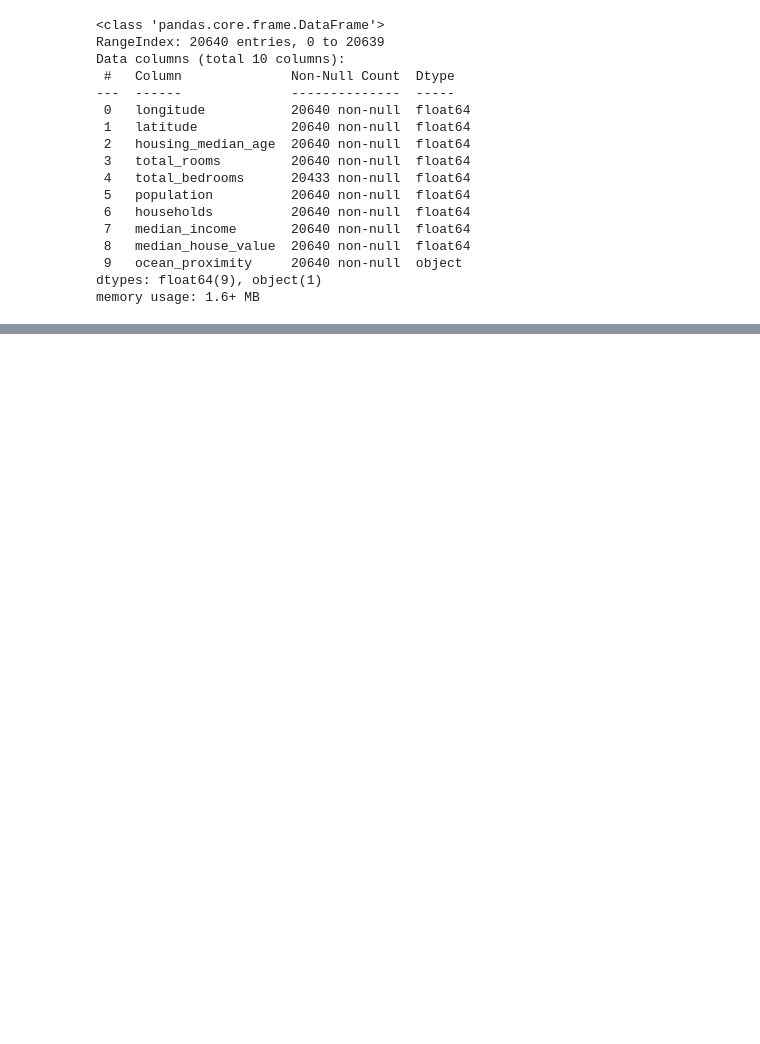
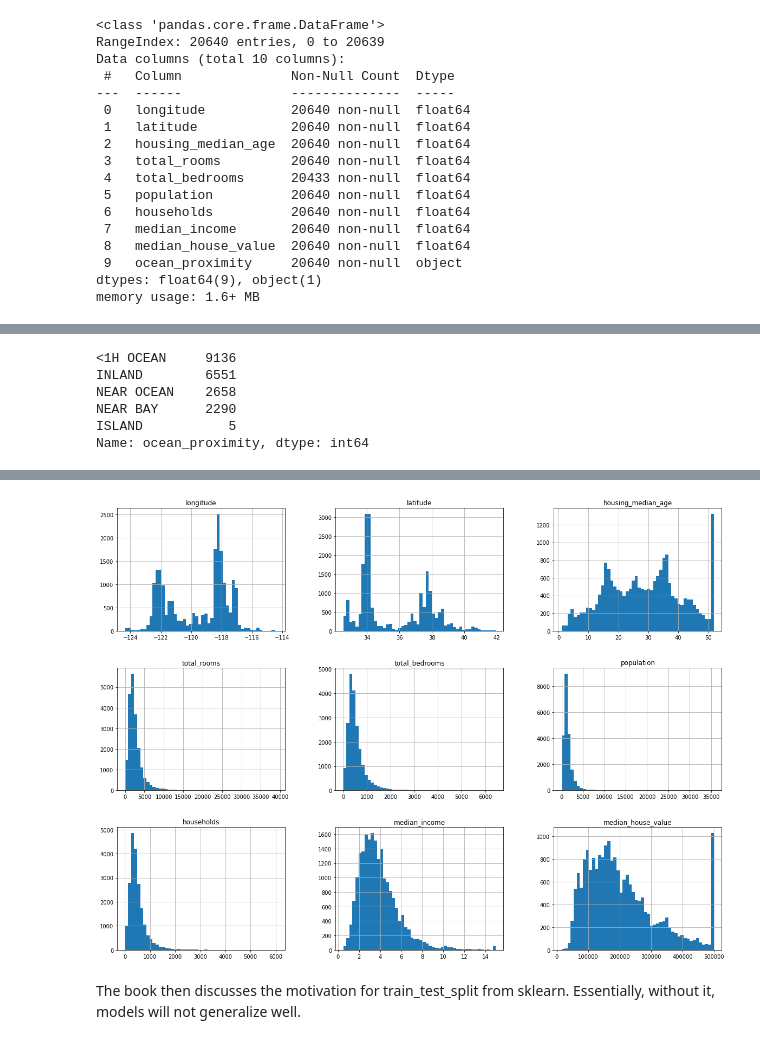
Before and after one commit to DoanCV/HoML-CaliforniaHousingPrice, a Jupyter notebook: chapter2.ipynb, the cells around one changed output, grey strips where cells are left out. Cells and saved outputs as stored; diff of their text form; code cells hidden in the pictures; blank space fills up the shorter version.

```diff
--- a/chapter2.ipynb
+++ b/chapter2.ipynb
@@ -93,3 +98,12 @@ memory usage: 1.6+ MB
+# %%
+housing["ocean_proximity"].value_counts()
+# %% [output]
+<1H OCEAN     9136
+INLAND        6551
+NEAR OCEAN    2658
+NEAR BAY      2290
+ISLAND           5
+Name: ocean_proximity, dtype: int64
 # %%
 housing.describe()
 # %% [output]
@@ -102,3 +116,10 @@ housing.describe()
 | 50% | -118.490000 | 34.260000 | 29.000000 | 2127.000000 | 435.000000 | 1166.000000 | 409.000000 | ... |
 | 75% | -118.010000 | 37.710000 | 37.000000 | 3148.000000 | 647.000000 | 1725.000000 | 605.000000 | ... |
 | max | -114.310000 | 41.950000 | 52.000000 | 39320.000000 | 6445.000000 | 35682.000000 | 6082.000000 | ... |
+# %%
+housing.hist(bins=50, figsize=(20,15))
+plt.show()
+# %% [output]
+[figure, added]
+# %% [markdown]
+The book then discusses the motivation for train_test_split from sklearn. Essentially, without it, models will not generalize well.
```
Also changed, not shown: parts of 36 cells of this notebook.
